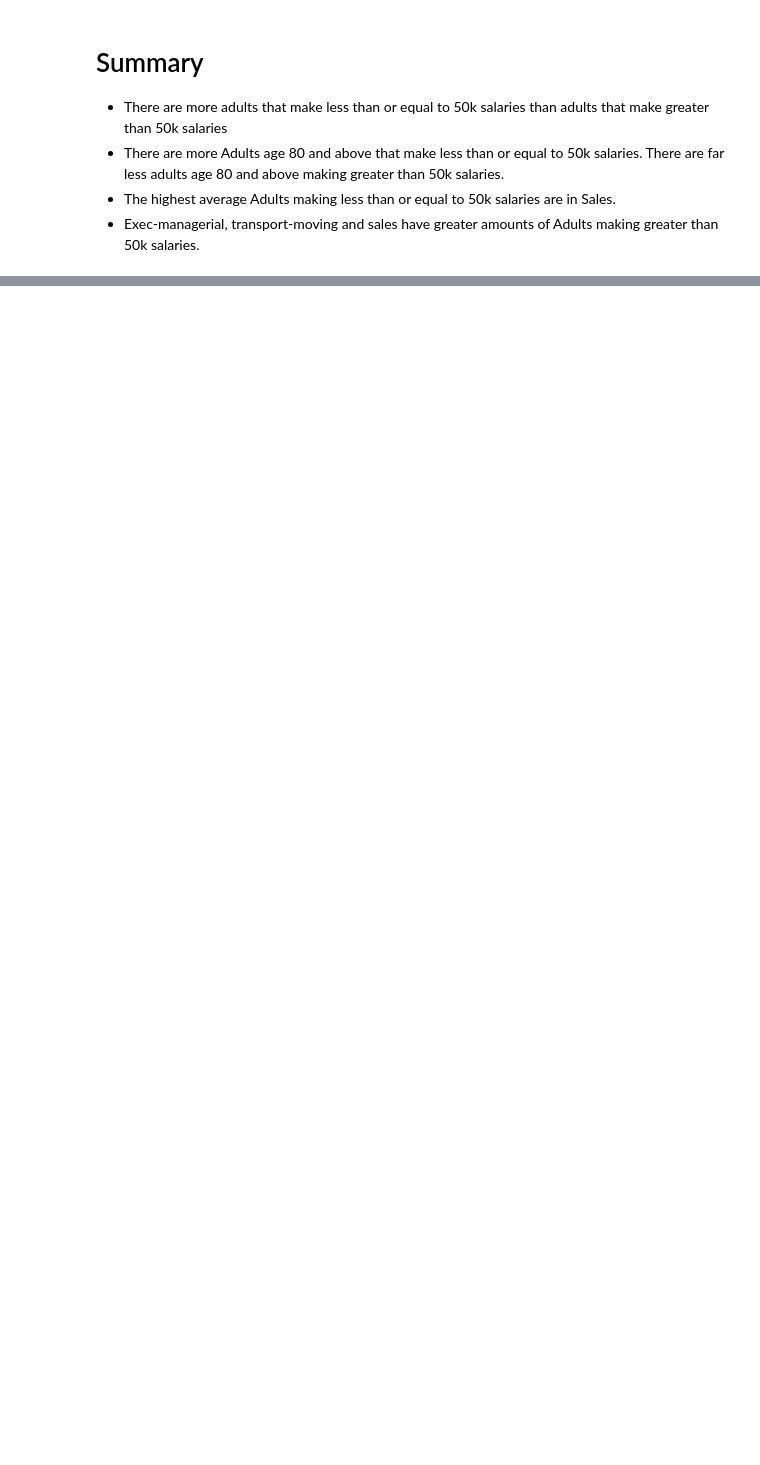
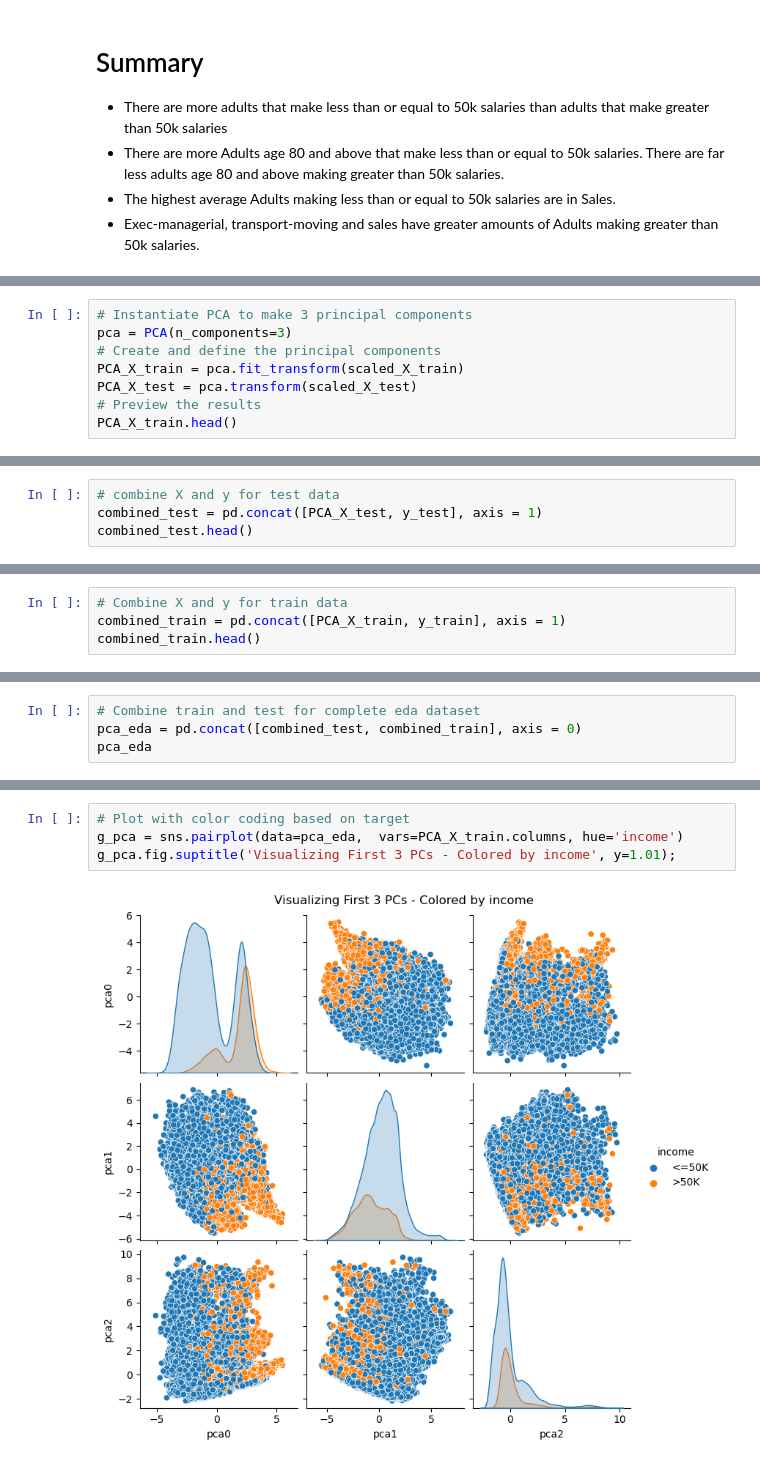
Before and after one commit to K-Pridge/Project-ML-, a Jupyter notebook: Project ML.ipynb, the cells around one changed output, grey strips where cells are left out. Drawn from its saved outputs; the diff is of its cells as text; blank space fills up the shorter version.

```diff
--- a/Project ML.ipynb
+++ b/Project ML.ipynb
@@ -393,0 +469,8 @@ ax = sns.stripplot(data=df, x='income', y='occupation',
+# %%
+# Instantiate PCA to make 3 principal components
+pca = PCA(n_components=3)
+# Create and define the principal components
+PCA_X_train = pca.fit_transform(scaled_X_train)
+PCA_X_test = pca.transform(scaled_X_test)
+# Preview the results
+PCA_X_train.head()
@@ -393,0 +497,4 @@ ax = sns.stripplot(data=df, x='income', y='occupation',
+# %%
+# combine X and y for test data
+combined_test = pd.concat([PCA_X_test, y_test], axis = 1)
+combined_test.head()
@@ -393,0 +508,4 @@ ax = sns.stripplot(data=df, x='income', y='occupation',
+# %%
+# Combine X and y for train data
+combined_train = pd.concat([PCA_X_train, y_train], axis = 1)
+combined_train.head()
@@ -393,0 +519,4 @@ ax = sns.stripplot(data=df, x='income', y='occupation',
+# %%
+# Combine train and test for complete eda dataset
+pca_eda = pd.concat([combined_test, combined_train], axis = 0)
+pca_eda
@@ -393,0 +537,6 @@ ax = sns.stripplot(data=df, x='income', y='occupation',
+# %%
+# Plot with color coding based on target
+g_pca = sns.pairplot(data=pca_eda,  vars=PCA_X_train.columns, hue='income')
+g_pca.fig.suptitle('Visualizing First 3 PCs - Colored by income', y=1.01);
+# %% [output]
+[figure, added]
```
Also changed, not shown: parts of 31 cells of this notebook.
